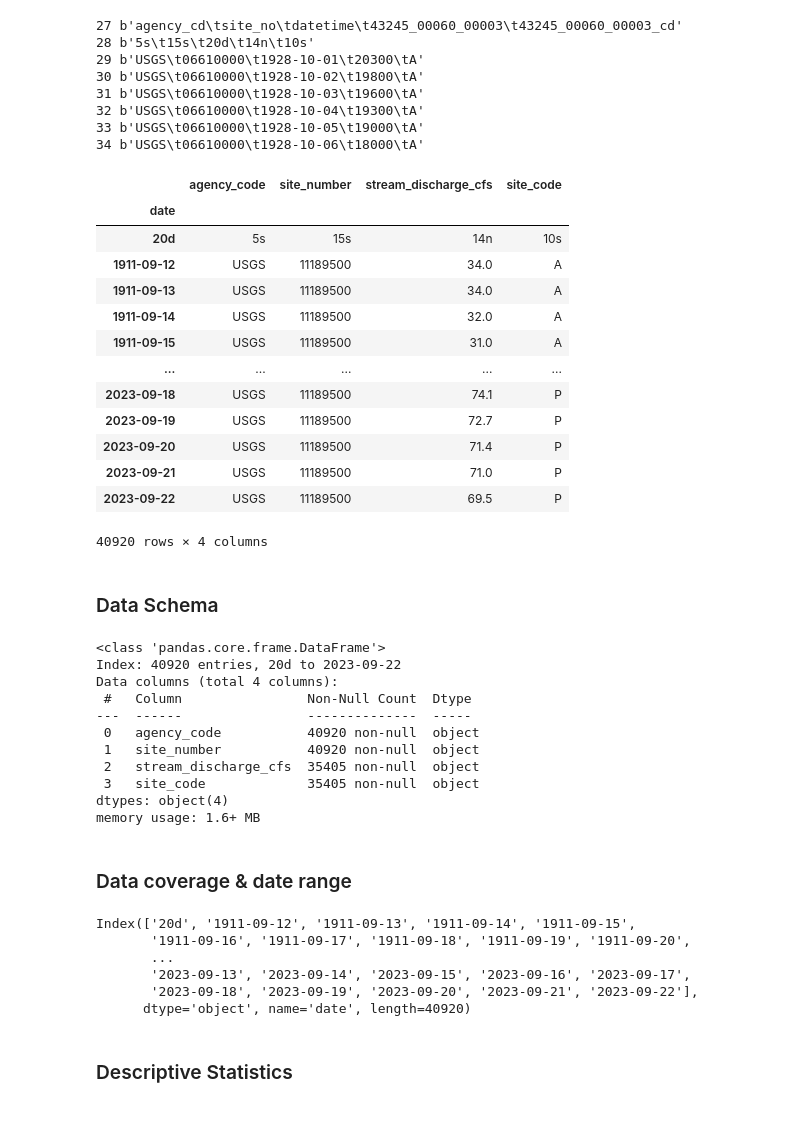
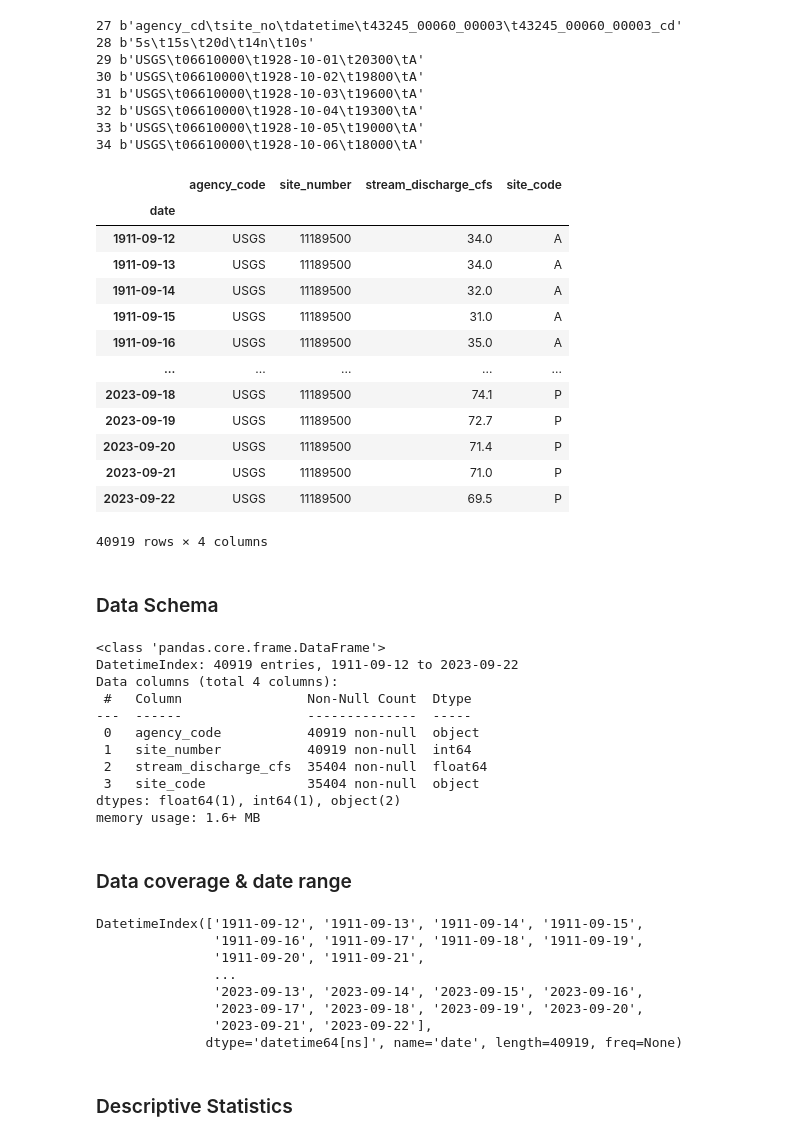
Before and after one commit to JKinsler/jkinsler.github.io, a Jupyter notebook: notebooks/time-series-data-kern-river.ipynb, the cells around one changed output. Drawn from its saved outputs; the diff is of its cells as text; code cells hidden in the pictures.

```diff
--- a/notebooks/time-series-data-kernville.ipynb
+++ b/notebooks/time-series-data-kern-river.ipynb
@@ -147,59 +145,61 @@ for i, line in enumerate(nwis_response.content.splitlines()[:35]):
 # %%
 # Import the data using pandas
 
 discharge_df = pd.read_csv(
     BytesIO(nwis_response.content),
     comment='#',
     delimiter='\t',
-    skiprows=[i for i in range(31)],
+    skiprows=[i for i in range(32)],
     names=['agency_code', 'site_number', 'date', 'stream_discharge_cfs', 'site_code'],
     index_col='date',
     parse_dates=['date'],
 )
 
 discharge_df
 # %% [output]
 |  | agency_code | site_number | stream_discharge_cfs | site_code |
 | date |  |  |  |  |
-| 20d | 5s | 15s | 14n | 10s |
 | 1911-09-12 | USGS | 11189500 | 34.0 | A |
 | 1911-09-13 | USGS | 11189500 | 34.0 | A |
 | 1911-09-14 | USGS | 11189500 | 32.0 | A |
 | 1911-09-15 | USGS | 11189500 | 31.0 | A |
+| 1911-09-16 | USGS | 11189500 | 35.0 | A |
 | ... | ... | ... | ... | ... |
 | 2023-09-18 | USGS | 11189500 | 74.1 | P |
 | 2023-09-19 | USGS | 11189500 | 72.7 | P |
 | 2023-09-20 | USGS | 11189500 | 71.4 | P |
 | 2023-09-21 | USGS | 11189500 | 71.0 | P |
 | 2023-09-22 | USGS | 11189500 | 69.5 | P |
-40920 rows × 4 columns
+40919 rows × 4 columns
 # %% [markdown]
 ### Data Schema
 # %%
 discharge_df.info()
 # %% [output]
 <class 'pandas.core.frame.DataFrame'>
-Index: 40920 entries, 20d to 2023-09-22
+DatetimeIndex: 40919 entries, 1911-09-12 to 2023-09-22
 Data columns (total 4 columns):
  #   Column                Non-Null Count  Dtype
 ---  ------                --------------  -----
- 0   agency_code           40920 non-null  object
- 1   site_number           40920 non-null  object
- 2   stream_discharge_cfs  35405 non-null  object
- 3   site_code             35405 non-null  object
-dtypes: object(4)
+ 0   agency_code           40919 non-null  object
+ 1   site_number           40919 non-null  int64
+ 2   stream_discharge_cfs  35404 non-null  float64
+ 3   site_code             35404 non-null  object
+dtypes: float64(1), int64(1), object(2)
 memory usage: 1.6+ MB
 # %% [markdown]
 ### Data coverage & date range
 # %%
 discharge_df.index
 # %% [output]
-Index(['20d', '1911-09-12', '1911-09-13', '1911-09-14', '1911-09-15',
-       '1911-09-16', '1911-09-17', '1911-09-18', '1911-09-19', '1911-09-20',
-       ...
-       '2023-09-13', '2023-09-14', '2023-09-15', '2023-09-16', '2023-09-17',
-       '2023-09-18', '2023-09-19', '2023-09-20', '2023-09-21', '2023-09-22'],
-      dtype='object', name='date', length=40920)
+DatetimeIndex(['1911-09-12', '1911-09-13', '1911-09-14', '1911-09-15',
+               '1911-09-16', '1911-09-17', '1911-09-18', '1911-09-19',
+               '1911-09-20', '1911-09-21',
+               ...
+               '2023-09-13', '2023-09-14', '2023-09-15', '2023-09-16',
+               '2023-09-17', '2023-09-18', '2023-09-19', '2023-09-20',
+               '2023-09-21', '2023-09-22'],
+              dtype='datetime64[ns]', name='date', length=40919, freq=None)
 # %% [markdown]
 ### Descriptive Statistics
 # %%
```
Also changed, not shown: parts of 23 cells of this notebook, 2 other files.
